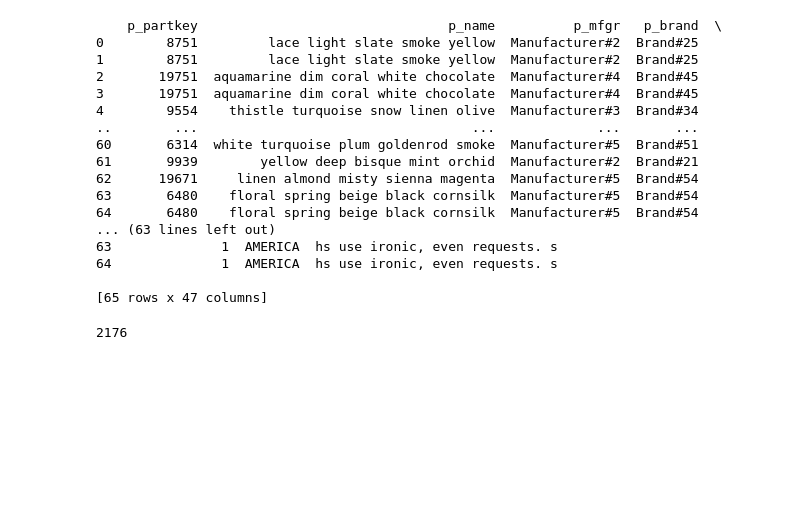
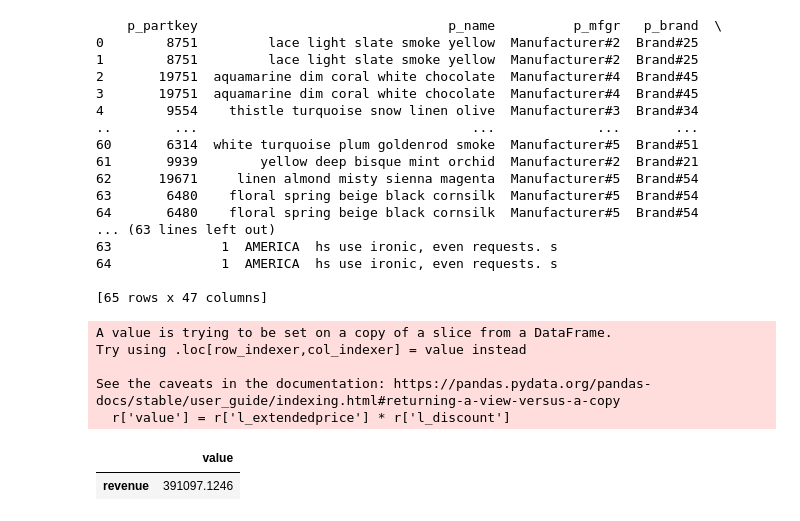
Before and after one commit to Unka-Malloc/pandas-sdql.py, a Jupyter notebook: pandas-query.ipynb, the cells around one changed output. Saved outputs shown, nothing was run; the diff lists cells and outputs as text; code cells hidden in the pictures; blank space fills up the shorter version.

```diff
--- a/pandas-query.ipynb
+++ b/pandas-query.ipynb
@@ -111,18 +111,35 @@ print(t)
 64              1  AMERICA  hs use ironic, even requests. s
 
 [65 rows x 47 columns]
-# %%
-# TPCH - 6
-
-lineitem = pandas.read_table(rf'{path}\lineitem.tbl', sep='|', index_col=False, header=None, names=pysdql.LINEITEM_COLS)
-
-#(lineitem.l_shipdate >= '1993-01-01')
-# & (lineitem.l_shipdate < '1994-01-01')
-
-r = lineitem[(lineitem['l_discount'] > 0.06)]
-#              & (lineitem.l_discount < 0.08)
-#              & (lineitem.l_quantity < 25)]
-
-len(r)
-# %% [output]
-2176
+# %%
+# TPCH - 6
+
+import pandas
+import pysdql
+
+var1 = '1997-01-01'
+var2 = '1998-01-01'  # var1 + 1 year
+discount = 0.06
+var3 = round(discount - 0.01, 2)
+var4 = round(discount + 0.01, 2)
+var5 = 24
+
+lineitem = pandas.read_table(rf'{path}\lineitem.tbl', sep='|', index_col=False, header=None, names=pysdql.LINEITEM_COLS)
+
+
+
+r = lineitem[(lineitem.l_shipdate >= var1) & (lineitem.l_shipdate < var2)
+             & (lineitem.l_discount > var3) & (lineitem.l_discount < var4)
+             & (lineitem.l_quantity < var5)]
+
+r['value'] = r['l_extendedprice'] * r['l_discount']
+
+r.agg(revenue=('value', 'sum'))
+# %% [output]
+A value is trying to be set on a copy of a slice from a DataFrame.
+Try using .loc[row_indexer,col_indexer] = value instead
+
+See the caveats in the documentation: https://pandas.pydata.org/pandas-docs/stable/user_guide/indexing.html#returning-a-view-versus-a-copy
+  r['value'] = r['l_extendedprice'] * r['l_discount']
+|  | value |
+| revenue | 391097.1246 |
```
Also changed, not shown: 11 other files.
